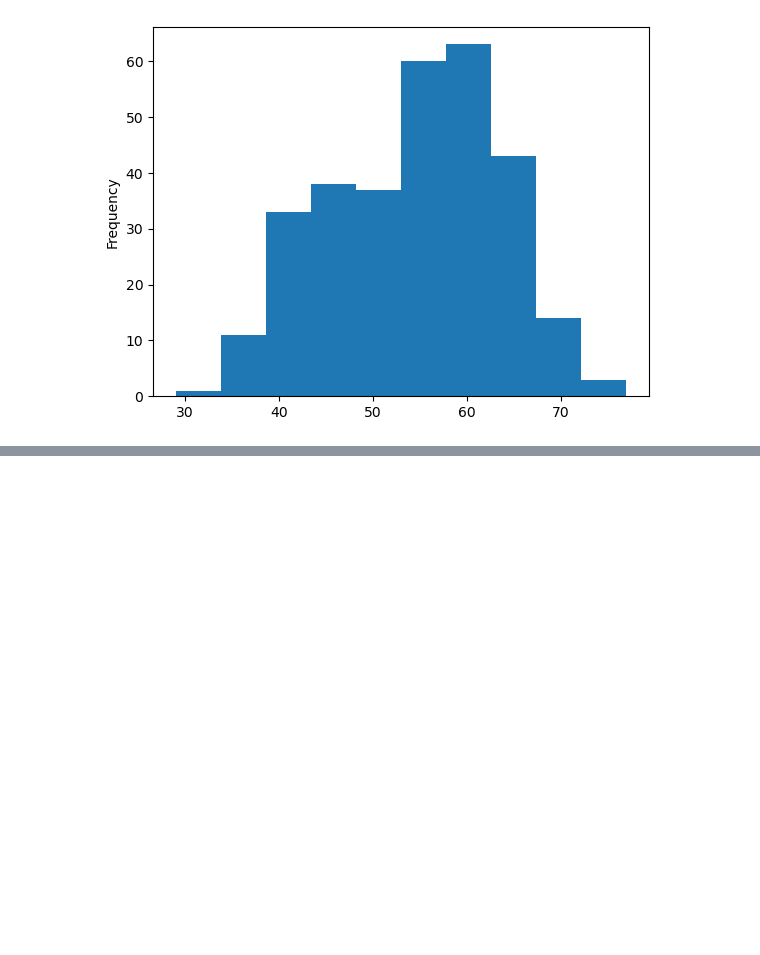
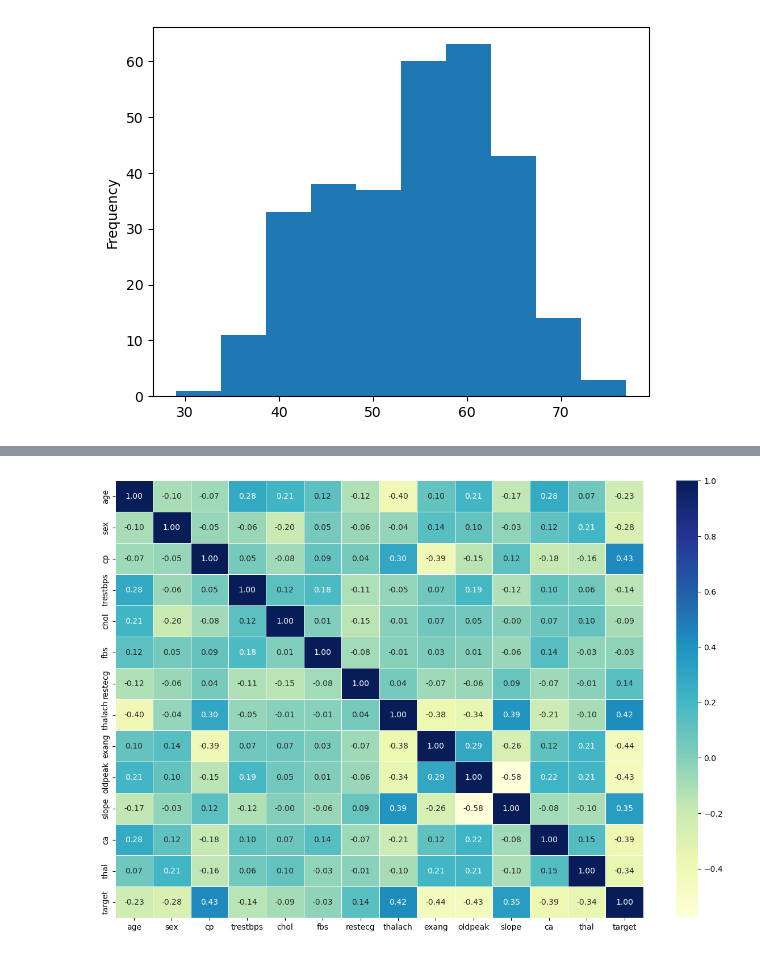
Before and after one commit to Ayush-2001-Dhanraj/heart_disease_classifier, a Jupyter notebook: index.ipynb, the cells around one changed output, grey strips where cells are left out. Drawn from its saved outputs; the diff is of its cells as text; code cells hidden in the pictures; blank space fills up the shorter version.

```diff
--- a/index.ipynb
+++ b/index.ipynb
@@ -218,0 +277,15 @@ df.age.plot.hist()
+# %%
+corr_matric = df.corr()
+fig, ax =plt.subplots(
+    figsize = (15, 10)
+)
+
+ax = sn.heatmap(
+    corr_matric,
+    annot=True,
+    linewidths=0.5,
+    fmt=".2f",
+    cmap="YlGnBu"
+)
+# %% [output]
+[figure, added]
```
Also changed, not shown: parts of 6 cells of this notebook.
